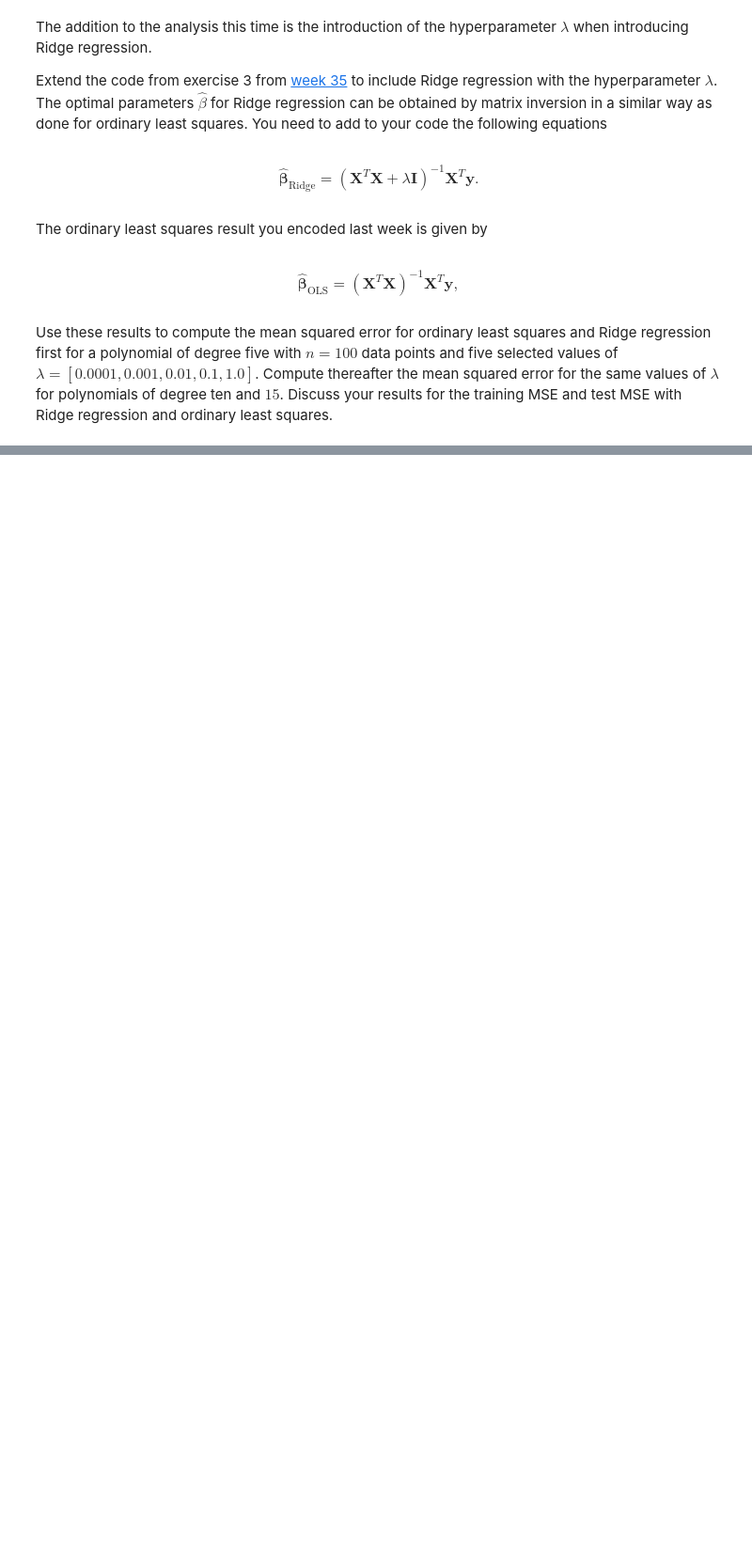
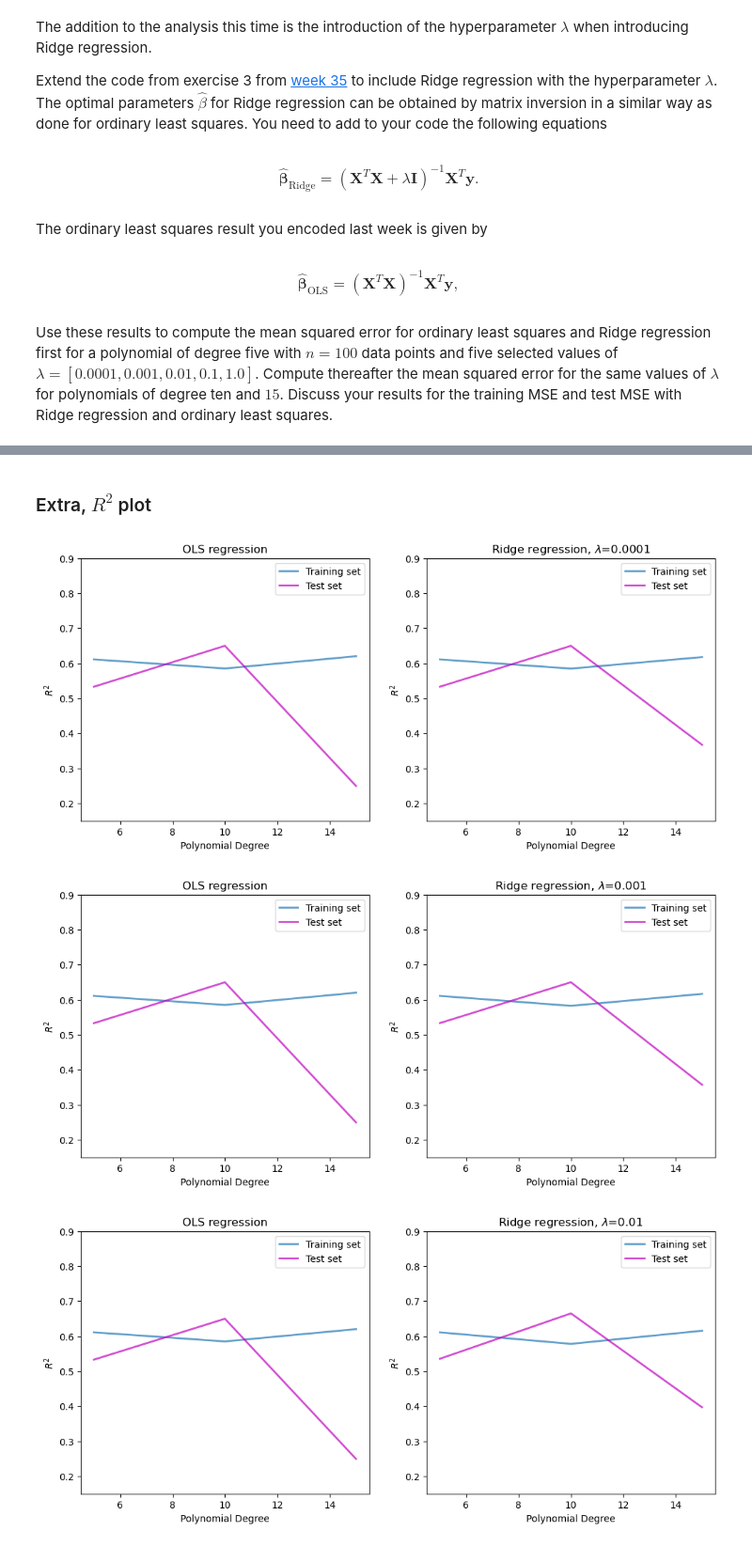
Before and after one commit to ericludvigs/MachineLearning, a Jupyter notebook: work/exercisesweek36.ipynb, the cells around one changed output, grey strips where cells are left out. Shown at 94% size. Cells and saved outputs as stored; diff of their text form; code cells hidden in the pictures; blank space fills up the shorter version.

```diff
--- a/work/exercisesweek36.ipynb
+++ b/work/exercisesweek36.ipynb
@@ -457,0 +470,32 @@ for l_index, lambda_value in enumerate(lambdas):
+# %% [markdown]
+### Extra, $R^2$ plot
+# %%
+for l_index, lambda_value in enumerate(lambdas):
+    fig, axes = plt.subplots(1, 2, figsize=(12, 5))
+    ax1, ax2 = axes
+
+    ax1.set_xlabel(r'Polynomial Degree')
+    ax1.set_ylabel(r'$R^2$')
+    ax1.plot(polynomial_degrees, train_skl_r2_OLS_list, alpha=0.7, lw=2,
+                label='Training set')
+    ax1.plot(polynomial_degrees, test_skl_r2_OLS_list, alpha=0.7, lw=2, c='m',
+                label='Test set')
+    ax1.set_ylim([0.15, 0.90])
+    ax1.legend()
+    ax1.set_title("OLS regression")
+
+    ax2.set_xlabel(r'Polynomial Degree')
+    ax2.set_ylabel(r'$R^2$')
+    ax2.plot(polynomial_degrees, lambda_results_dict[f"lambda_{l_index}_train_skl_r2_Ridge_list"], alpha=0.7, lw=2,
+                label='Training set')
+    ax2.plot(polynomial_degrees, lambda_results_dict[f"lambda_{l_index}_test_skl_r2_Ridge_list"], alpha=0.7, lw=2, c='m',
+                label='Test set')
+    ax2.set_ylim([0.15, 0.90])
+    ax2.legend()
+    ax2.set_title(f"Ridge regression, "+r"$\lambda$"+f"={lambdas[l_index]}")
+
+    plt.show()
+# %% [output]
+[figure, added]
+[figure, added]
+[figure, added]
```
Also changed, not shown: parts of 8 cells of this notebook.
